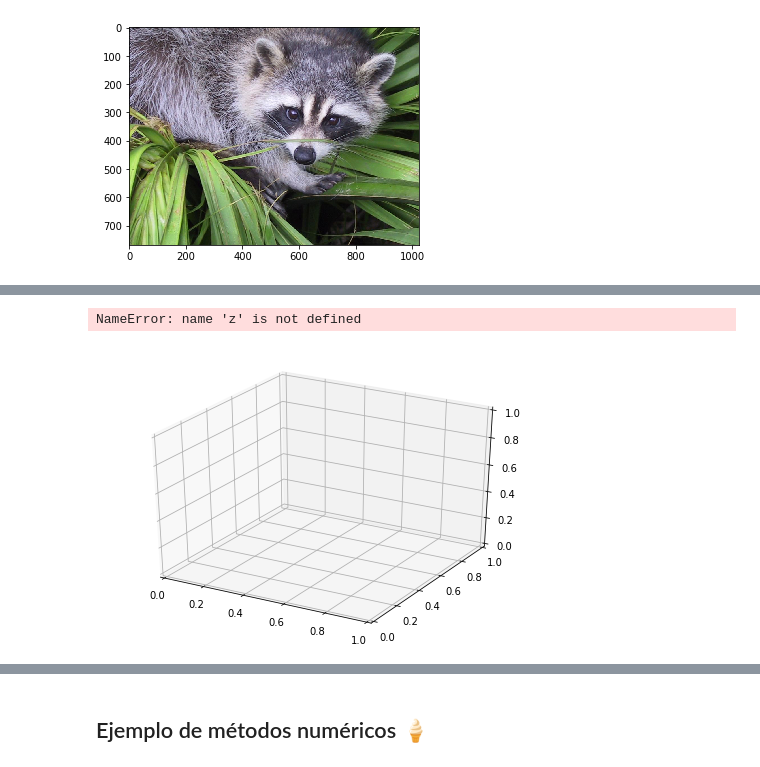
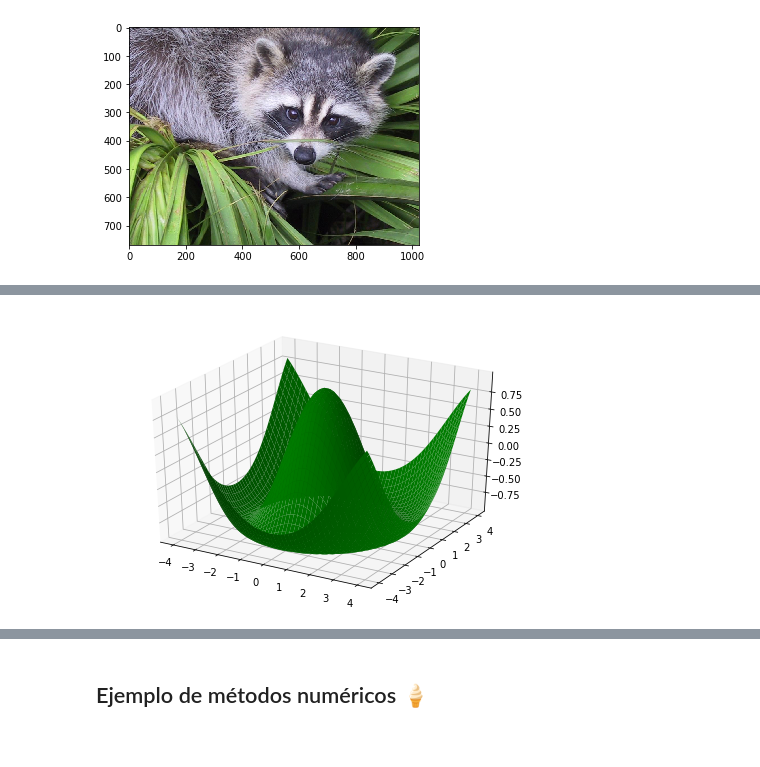
Before and after one commit to SamArtGS/Curso-Python, a Jupyter notebook: Teoría/Avanzado/El lenguaje de programación Python - Avanzado.ipynb, the cells around one changed output, grey strips where cells are left out. Cells and saved outputs as stored; diff of their text form; code cells hidden in the pictures.

```diff
--- a/Teoría/Avanzado/El lenguaje de programación Python - Avanzado.ipynb
+++ b/Teoría/Avanzado/El lenguaje de programación Python - Avanzado.ipynb
@@ -637,25 +671,26 @@ plt.show()
 # %%
 from mpl_toolkits.mplot3d import Axes3D
+import matplotlib.pyplot as plt # Importamos matplotlib pyplot y le ponemos un alias: plt
 %matplotlib inline
 fig = plt.figure()
 ax=Axes3D(fig)
 
 x= np.linspace(-4,4,50)
 y= np.linspace(-4,4,50)
 X,Y=np.meshgrid(x,y)
 
-ax.plot_surface(X,Y,z(X,Y), color='green')
+
+ax.plot_surface(X,Y,np.cos(np.sqrt(X**2+Y**2)), color='green')
 
 #Para girar la imagen usamos view_init
 #elev: es el angulo de elevación sobre el eje z
 #azim: es el azimuth, rota la gráfica en los ejes x y y, es decir de manera horizontal
 #Los valores por defecto utilizados son azim=-60 elev=30
 ax.view_init(elev=30, azim=-60)
 
 plt.show()
 # %% [output]
-NameError: name 'z' is not defined
-[figure, old version]
+[figure, new version]
 # %%
 %matplotlib notebook
 import numpy as np
```
Also changed, not shown: parts of 33 cells of this notebook.
